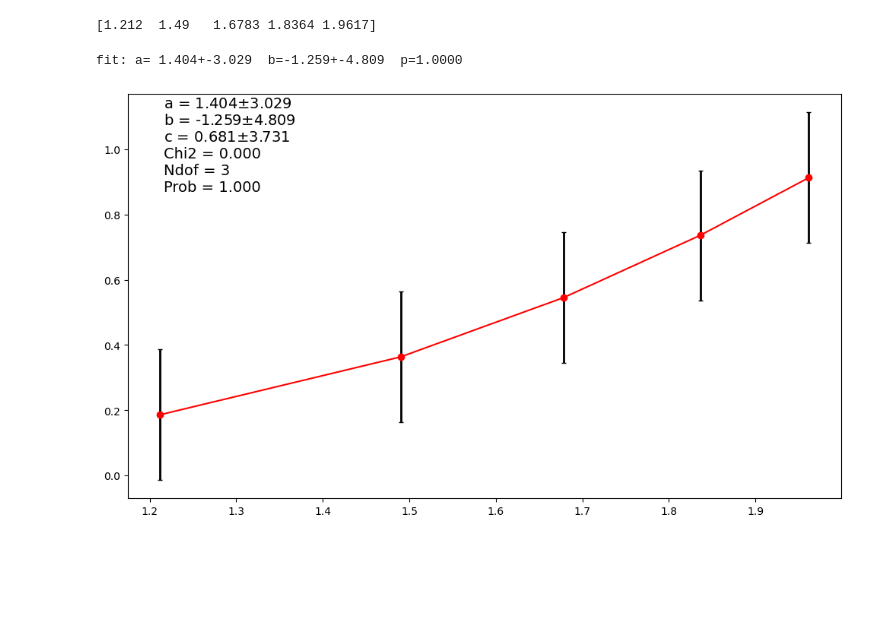
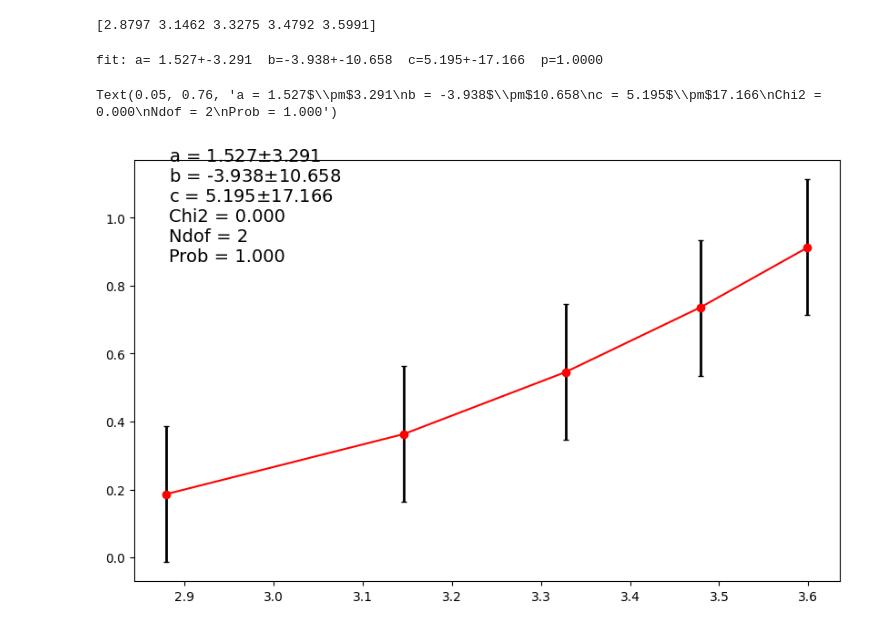
Before and after one commit to nicolai52/AppliedStatistics, a Jupyter notebook: gravitation.ipynb, the cells around one changed output. Drawn from its saved outputs; the diff is of its cells as text; code cells hidden in the pictures; blank space fills up the shorter version.

```diff
--- a/gravitation.ipynb
+++ b/gravitation.ipynb
@@ -105,7 +110,7 @@ import glob as gb
 files = gb.glob('måling_ude_på_et_skråplan/*.csv')
 
 
-data = np.genfromtxt('måling_ude_på_et_skråplan/data_side_1_ball_peter.csv', delimiter=',', skip_header=15, usecols=(0,1))
+data = np.genfromtxt('måling_ude_på_et_skråplan/data_side_1_ball_2_nicolai.csv', delimiter=',', skip_header=15, usecols=(0,1))
 print(data)
 
 fig, ax = plt.subplots(figsize=(10,6))
@@ -126,10 +131,10 @@ data_peaks = data[data[:,1] > 4.5]
 time_start = data_peaks[(np.abs(np.roll(data_peaks,1,axis=0)-data_peaks)[:,0]) > 0.01][:,0]
 time_stop =data_peaks[(np.abs(np.roll(data_peaks,-1,axis=0)-data_peaks)[:,0]) > 0.01][:,0]
 
-t  =  time_start + (time_stop - time_start)/2
+t  =  time_start + (time_stop - time_start)/2 - time_start[0]
 print(t)
 # %% [output]
-[1.212  1.49   1.6783 1.8364 1.9617]
+[2.8797 3.1462 3.3275 3.4792 3.5991]
 # %%
 sensor_afstand_1 = np.array([18.6,36.4,54.5,73.6,91.2]) / 100
 sensor_afstand_2 = np.array([18.7,36.3,54.6,73.5,91.2]) / 100
@@ -149,78 +154,55 @@ samlet_vinkel = (vinkel_v + vinkel_h + vinkel_v1 + vinkel_h1) / 4
 a, b, c = 9.82, 0, 0
 sigmay = 0.2
 
-array_c = np.zeros(1)
-array_d = np.zeros(1)
-array_Chi2 = np.zeros(1)
-array_Prob = np.zeros(1)
+x = np.array(t)
 
-for iexp in range(1) :
-    #x = np.arange(len(t))+1
-    x = np.array(t)
-    #y = np.array(t)
-    y = np.array(samlet_afstand)
-    sy = sigmay*np.ones_like(x)
+y = np.array(samlet_afstand)
+sy = sigmay*np.ones_like(x)
 
-    def fit_func(x, a, b, c):
-        return (1/2)*a*x**2 + b*x + c
+def fit_func(x, a, b, c):
+    return 1/2*a*x**2 + b*x + c
 
-    chi2 = LeastSquares(x,y,sy,fit_func)
+chi2 = LeastSquares(x,y,sy,fit_func)
 
-    def chi2_func( a, b, c):
-        return np.sum(((y - fit_func(x, a, b, c)) / sy)**2)
+def chi2_func( a, b, c):
+    return np.sum(((y - fit_func(x, a, b, c)) / sy)**2)
 
-    mfit = Minuit(chi2_func,a=a,b=b, c=c)
+mfit = Minuit(chi2_func,a=a,b=b, c=c)
 
-    mfit.migrad();
+mfit.migrad()
 
-    a_fit = mfit.values['a']
-    b_fit = mfit.values['b']
-    c_fit = mfit.values['c']
-    sigma_c_fit = mfit.errors['c']
-    sigma_a_fit = mfit.errors['a']
-    sigma_b_fit = mfit.errors['b']
+a_fit = mfit.values['a']
+b_fit = mfit.values['b']
+c_fit = mfit.values['c']
+sigma_c_fit = mfit.errors['c']
+sigma_a_fit = mfit.errors['a']
+sigma_b_fit = mfit.errors['b']
 
-    Nvar = 2
-    Ndof_fit = len(t) - Nvar
+Nvar = 3
+Ndof_fit = len(t) - Nvar
 
-    Chi2_fit = mfit.fval
-    Prob_fit = stats.chi2.sf(Chi2_fit, Ndof_fit)
-
-
-    array_a[iexp] = a_fit
-    array_b[iexp] = b_fit
-    array_c[iexp] = c_fit
-    array_Chi2[iexp] = Chi2_fit
-    array_Prob[iexp] = Prob_fit
-
-
-    print(f"fit: a={a_fit:6.3f}+-{sigma_a_fit:5.3f}  b={b_fit:5.3f}+-{sigma_b_fit:5.3f}  p={Prob_fit:6.4f}")
+Chi2_fit = mfit.fval
+Prob_fit = stats.chi2.sf(Chi2_fit, Ndof_fit)
+print(f"fit: a={a_fit:6.3f}+-{sigma_a_fit:5.3f}  b={b_fit:5.3f}+-{sigma_b_fit:5.3f}  c={c_fit:5.3f}+-{sigma_c_fit:5.3f}  p={Prob_fit:6.4f}")
 # %% [output]
-fit: a= 1.404+-3.029  b=-1.259+-4.809  p=1.0000
+fit: a= 1.527+-3.291  b=-3.938+-10.658  c=5.195+-17.166  p=1.0000
 # %%
 fig, ax = plt.subplots(figsize=(10,6))
 ax.errorbar(x, y, sy, fmt='ro', ecolor='k', elinewidth=2, capsize=2, capthick=1)
 ax.plot(x, fit_func(x, *mfit.values[:]), '-r')
-plt.close()
-
-#ax.invert_xaxis()
-#ax.invert_yaxis()
 
 fit_info = [f'a = {a_fit:5.3f}' + r'$\pm$' +  f"{sigma_a_fit:5.3f}",
             f'b = {b_fit:5.3f}' + r'$\pm$' + f"{sigma_b_fit:5.3f}",
             f'c = {c_fit:5.3f}' + r'$\pm$' + f"{sigma_c_fit:5.3f}",
             f'Chi2 = {Chi2_fit:5.3f}',
             f'Ndof = {Ndof_fit:d}',
             f'Prob = {Prob_fit:5.3f}',
 ]
 
 ax.text(0.05, 0.76, "\n".join(fit_info), fontsize=14, transform = ax.transAxes)
-fig.tight_layout()
-if (save_plots) :
-    fig.savefig("FitToLine.pdf")
-fig
 # %% [output]
+Text(0.05, 0.76, 'a = 1.527$\\pm$3.291\nb = -3.938$\\pm$10.658\nc = 5.195$\\pm$17.166\nChi2 = 0.000\nNdof = 2\nProb = 1.000')
-[figure, old version]
+[figure, new version]
 # %%
 a_1 = a_fit
 theta = np.deg2rad(180-samlet_vinkel-90)
```
Also changed, not shown: parts of 5 cells of this notebook, 1 other file.
